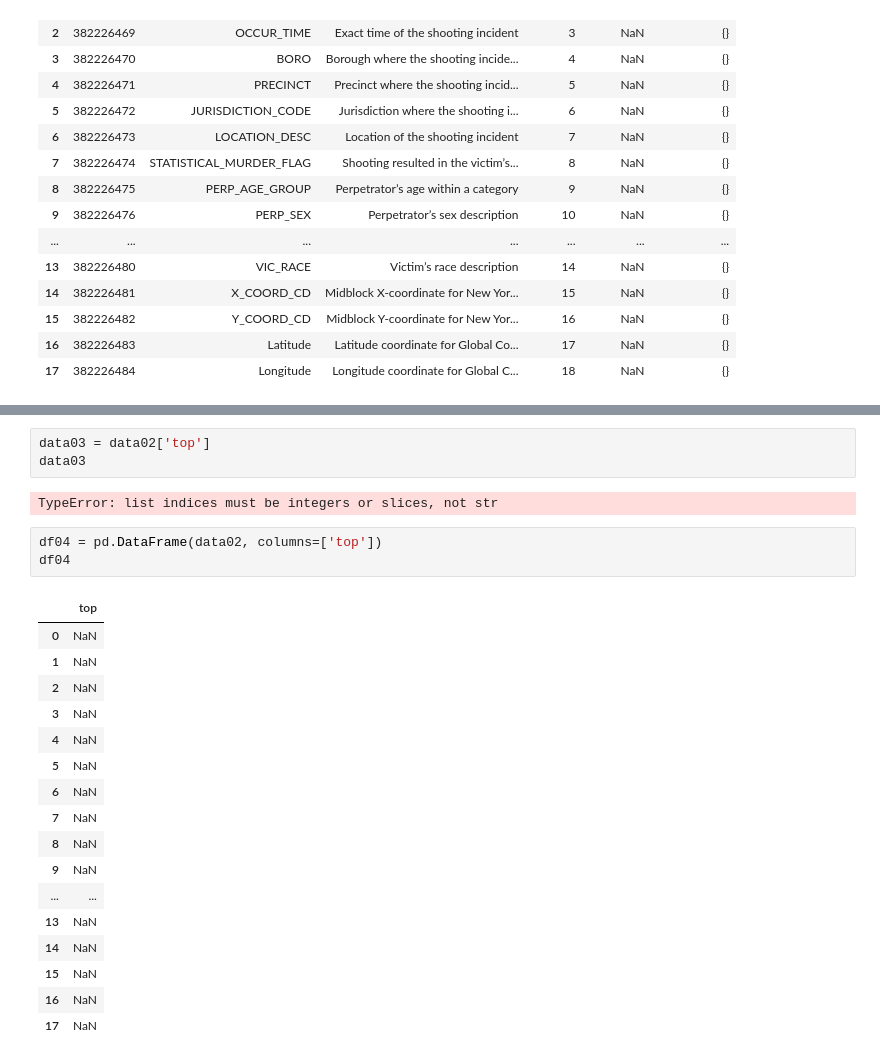
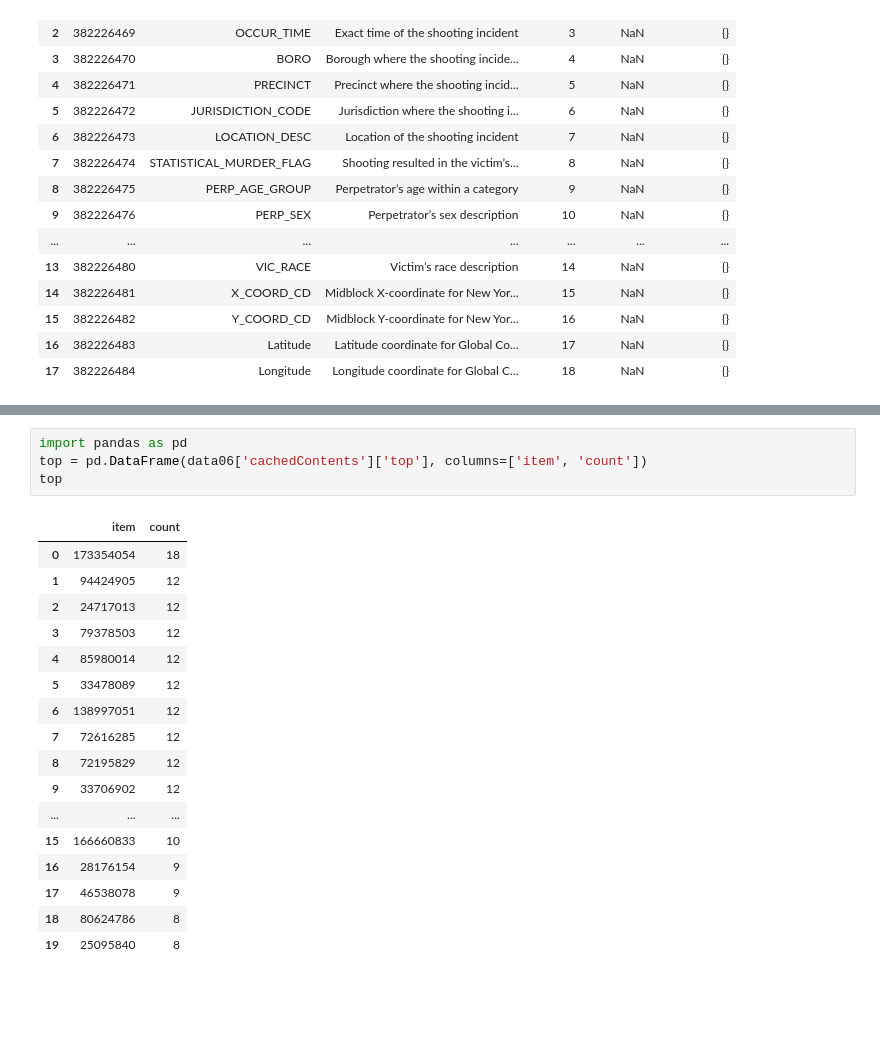
Before and after one commit to YALINYAN-YU/DAV5400, a Jupyter notebook: final_draft02.ipynb, the cells around one changed output, grey strips where cells are left out. Saved outputs shown, nothing was run; the diff lists cells and outputs as text; blank space fills up the shorter version.

```diff
--- a/final_draft02.ipynb
+++ b/final_draft02.ipynb
@@ -140,26 +116,22 @@ df03
-# %%
-data03 = data02['top']
-data03
-# %% [output]
-TypeError: list indices must be integers or slices, not str
-# %%
-df04 = pd.DataFrame(data02, columns=['top'])
-df04
-# %% [output]
-|  | top |
-| 0 | NaN |
-| 1 | NaN |
-| 2 | NaN |
-| 3 | NaN |
-| 4 | NaN |
-| 5 | NaN |
-| 6 | NaN |
-| 7 | NaN |
-| 8 | NaN |
-| 9 | NaN |
-| ... | ... |
-| 13 | NaN |
-| 14 | NaN |
-| 15 | NaN |
-| 16 | NaN |
-| 17 | NaN |
+# %%
+import pandas as pd
+top = pd.DataFrame(data06['cachedContents']['top'], columns=['item', 'count'])
+top
+# %% [output]
+|  | item | count |
+| 0 | 173354054 | 18 |
+| 1 | 94424905 | 12 |
+| 2 | 24717013 | 12 |
+| 3 | 79378503 | 12 |
+| 4 | 85980014 | 12 |
+| 5 | 33478089 | 12 |
+| 6 | 138997051 | 12 |
+| 7 | 72616285 | 12 |
+| 8 | 72195829 | 12 |
+| 9 | 33706902 | 12 |
+| ... | ... | ... |
+| 15 | 166660833 | 10 |
+| 16 | 28176154 | 9 |
+| 17 | 46538078 | 9 |
+| 18 | 80624786 | 8 |
+| 19 | 25095840 | 8 |
```
Also changed, not shown: parts of 14 cells of this notebook.
